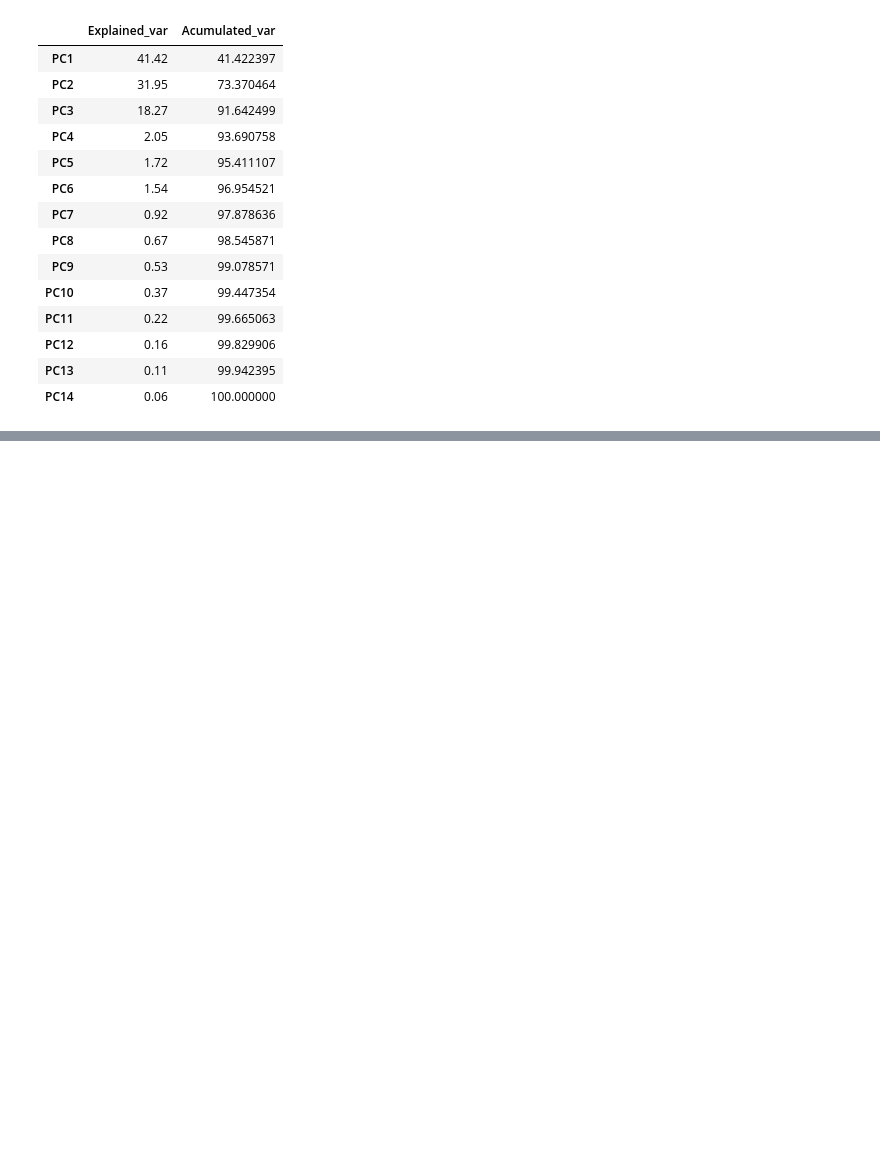
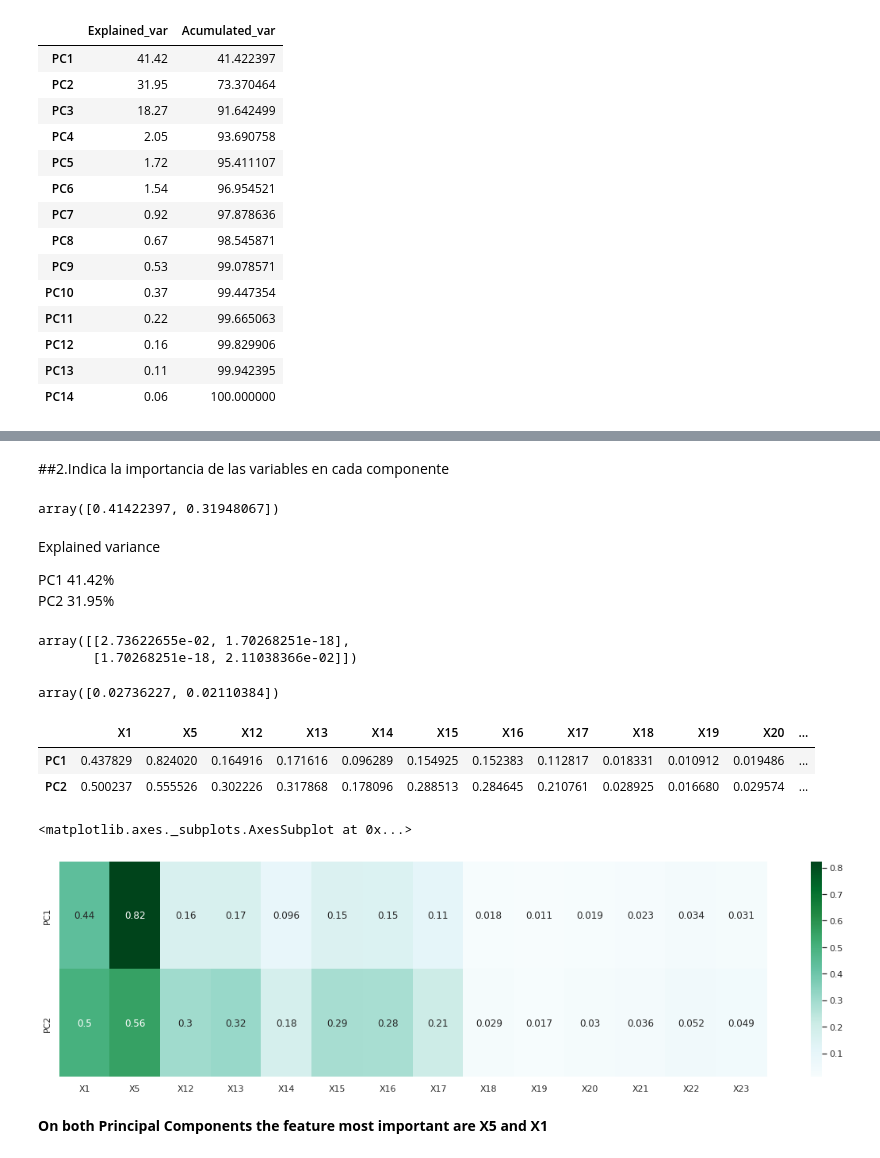
Before and after one commit to PosgradoMNA/actividades-de-aprendizaje-rafaelsangarcia, a Jupyter notebook: Semana6/Actividad/ Visualizacion_A01182780.ipynb, the cells around one changed output, grey strips where cells are left out. Saved outputs shown, nothing was run; the diff lists cells and outputs as text; code cells hidden in the pictures; blank space fills up the shorter version.

```diff
--- a/Semana6/Actividad/ Visualizacion_A01182780.ipynb
+++ b/Semana6/Actividad/ Visualizacion_A01182780.ipynb
@@ -660,0 +666,43 @@ df_pca_variance
+# %%
+pca = PCA(n_components=2) # estimate only 2 PCs
+X_new = pca.fit_transform(scaled_df_num)
+# %% [markdown]
+##2.Indica la importancia de las variables en cada componente
+# %%
+pca.explained_variance_ratio_
+# %% [output]
+array([0.41422397, 0.31948067])
+# %% [markdown]
+Explained variance
+
+PC1	41.42%
+PC2	31.95%
+# %%
+np.cov(X_new.T)
+# %% [output]
+array([[2.73622655e-02, 1.70268251e-18],
+       [1.70268251e-18, 2.11038366e-02]])
+# %%
+pca.explained_variance_
+# %% [output]
+array([0.02736227, 0.02110384])
+# %%
+df_components = pd.DataFrame(pca.components_, index = ('PC1','PC2'), columns = scaled_df_num.columns)
+df_components=df_components.abs()
+df_components
+# %% [output]
+|  | X1 | X5 | X12 | X13 | X14 | X15 | X16 | X17 | X18 | X19 | X20 | ... |
+| PC1 | 0.437829 | 0.824020 | 0.164916 | 0.171616 | 0.096289 | 0.154925 | 0.152383 | 0.112817 | 0.018331 | 0.010912 | 0.019486 | ... |
+| PC2 | 0.500237 | 0.555526 | 0.302226 | 0.317868 | 0.178096 | 0.288513 | 0.284645 | 0.210761 | 0.028925 | 0.016680 | 0.029574 | ... |
+# %%
+import seaborn as sns
+
+correlation = df_components
+
+sns.set(rc = {'figure.figsize': (20,5)})
+sns.heatmap(correlation, annot = True, cmap = "BuGn")
+# %% [output]
+<matplotlib.axes._subplots.AxesSubplot at 0x...>
+[figure, added]
+# %% [markdown]
+**On both Principal Components the feature most important are X5 and X1**
```
Also changed, not shown: parts of 4 cells of this notebook.
